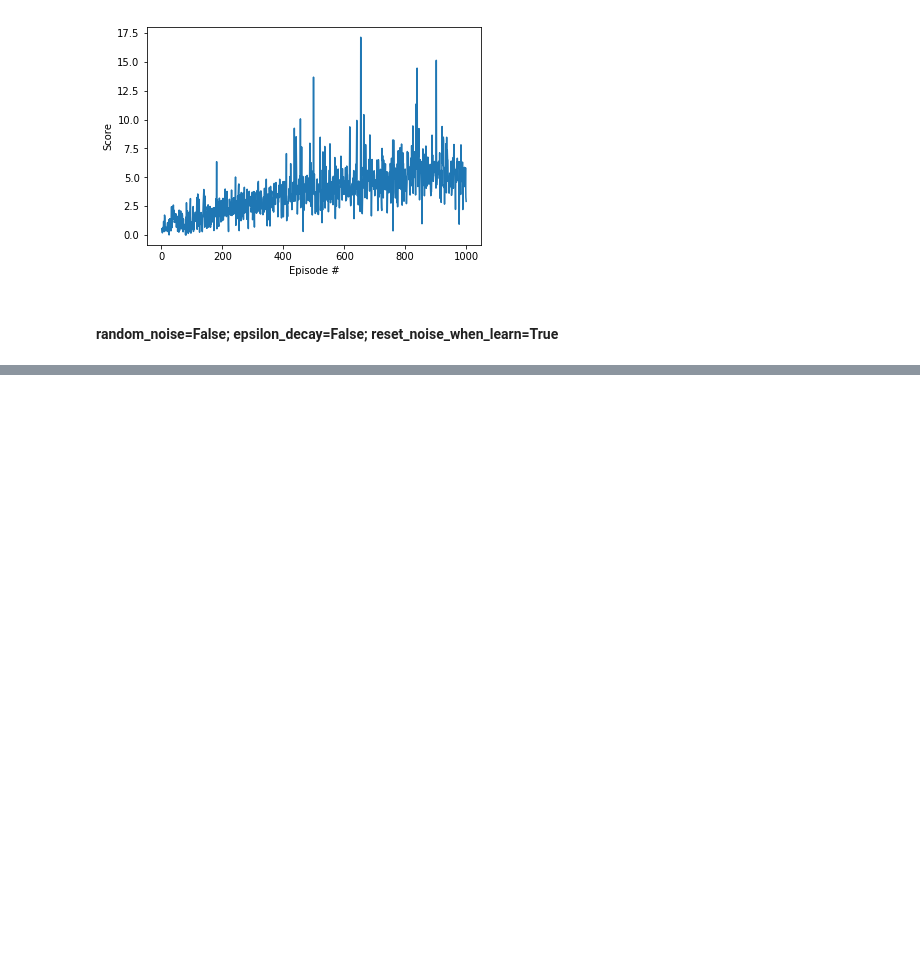
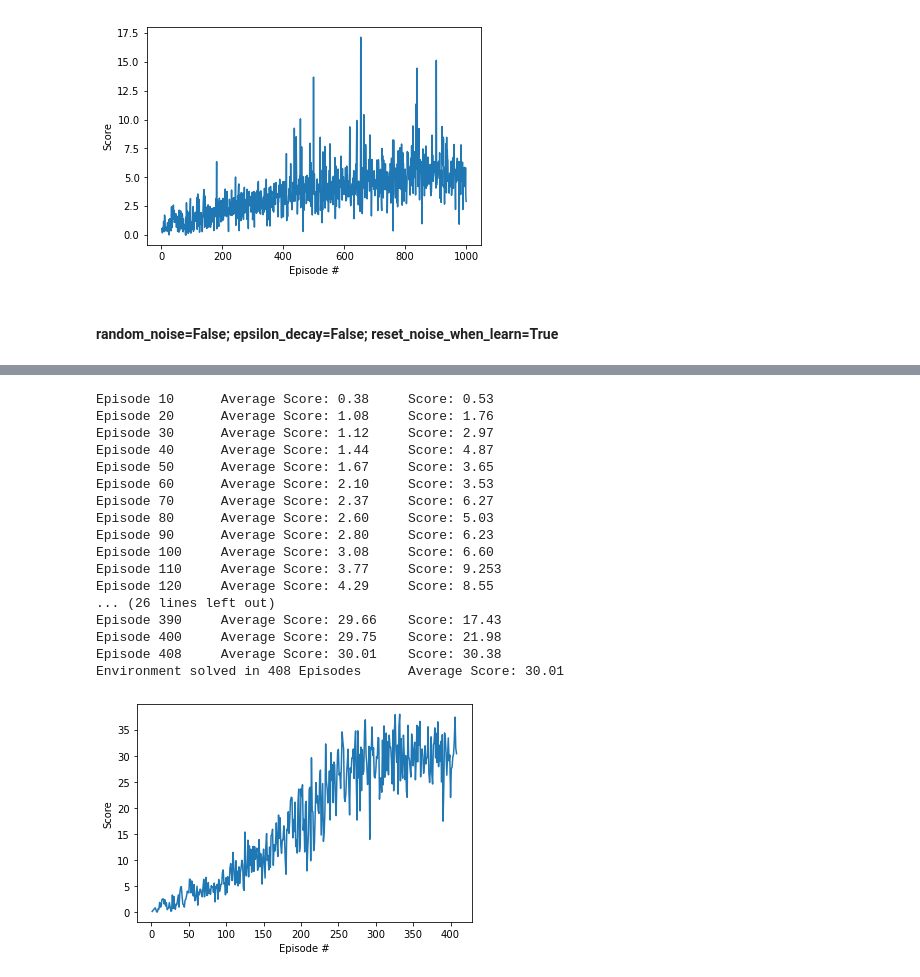
Before and after one commit to Juenjie/Continous-Control, a Jupyter notebook: Continuous_Control.ipynb, the cells around one changed output, grey strips where cells are left out. Saved outputs shown, nothing was run; the diff lists cells and outputs as text; code cells hidden in the pictures; blank space fills up the shorter version.

```diff
--- a/Continuous_Control.ipynb
+++ b/Continuous_Control.ipynb
@@ -759,8 +857,8 @@ def ddpg(n_episodes=3000, max_t=700):
         scores.append(score)
         print('\rEpisode {}\tAverage Score: {:.2f}\tScore: {:.2f}'.format(i_episode, np.mean(scores_deque), score), end="")
         if i_episode % 10 == 0:
-            torch.save(agent.actor_local.state_dict(), 'checkpoint_actor_third.pth')
-            torch.save(agent.critic_local.state_dict(), 'checkpoint_critic_third.pth')
+            torch.save(agent.actor_local.state_dict(), 'checkpoint_actor.pth')
+            torch.save(agent.critic_local.state_dict(), 'checkpoint_critic.pth')
             print('\rEpisode {}\tAverage Score: {:.2f}'.format(i_episode, np.mean(scores_deque)))
 
     return scores
@@ -776,0 +899,73 @@ plt.show()
+# %%
+def ddpg(n_episodes=3000, max_t=10000):
+    scores_deque=deque(maxlen=100)
+    scores = []
+    max_score = -np.inf
+
+    # loop around the episodes
+    for i_episode in range(1,n_episodes+1):
+
+        # reset the initial state
+        env_info = env.reset(train_mode=True)[brain_name]
+        state = env_info.vector_observations
+        # initialize the noise
+        agent.reset()
+
+        score = 0
+        for t in range(max_t):
+            action = agent.act(state,random_noise=False)
+            env_info = env.step(action)[brain_name]           # send all actions to the environment
+            next_state = env_info.vector_observations       # get next state (for each agent)
+
+            reward = env_info.rewards                       # get reward (for each agent)
+            done = env_info.local_done[0]
+            agent.step(state,action,reward,next_state,done,epsilon_decay=False,noise_reset=True)
+            state = next_state
+            score += reward[0]
+            if done:
+                break
+
+        scores_deque.append(score)
+        scores.append(score)
+        print('\rEpisode {}\tAverage Score: {:.2f}\tScore: {:.2f}'.format(i_episode, np.mean(scores_deque), score), end="")
+        if i_episode % 10 == 0:
+            torch.save(agent.actor_local.state_dict(), 'checkpoint_actor.pth')
+            torch.save(agent.critic_local.state_dict(), 'checkpoint_critic.pth')
+            print('\rEpisode {}\tAverage Score: {:.2f}'.format(i_episode, np.mean(scores_deque)))
+
+        if np.mean(scores_deque)>=30.0:
+            print('\nEnvironment solved in {:d} Episodes \tAverage Score: {:.2f}'.format(i_episode, np.mean(scores_deque)))
+            torch.save(agent.actor_local.state_dict(), 'checkpoint_actor.pth')
+            torch.save(agent.critic_local.state_dict(), 'checkpoint_critic.pth')
+            break
+
+    return scores
+
+agent = Agent(state_size=state_size,action_size=action_size,random_seed=10)
+scores = ddpg()
+
+fig = plt.figure()
+ax = fig.add_subplot(111)
+plt.plot(np.arange(1,len(scores)+1),scores)
+plt.ylabel('Score')
+plt.xlabel('Episode #')
+plt.show()
+# %% [output]
+Episode 10      Average Score: 0.38     Score: 0.53
+Episode 20      Average Score: 1.08     Score: 1.76
+Episode 30      Average Score: 1.12     Score: 2.97
+Episode 40      Average Score: 1.44     Score: 4.87
+Episode 50      Average Score: 1.67     Score: 3.65
+Episode 60      Average Score: 2.10     Score: 3.53
+Episode 70      Average Score: 2.37     Score: 6.27
+Episode 80      Average Score: 2.60     Score: 5.03
+Episode 90      Average Score: 2.80     Score: 6.23
+Episode 100     Average Score: 3.08     Score: 6.60
+Episode 110     Average Score: 3.77     Score: 9.253
+Episode 120     Average Score: 4.29     Score: 8.55
+... (26 lines left out)
+Episode 390     Average Score: 29.66    Score: 17.43
+Episode 400     Average Score: 29.75    Score: 21.98
+Episode 408     Average Score: 30.01    Score: 30.38
+Environment solved in 408 Episodes      Average Score: 30.01
+[figure, added]
```
Also changed, not shown: parts of 10 cells of this notebook, 5 other files.
